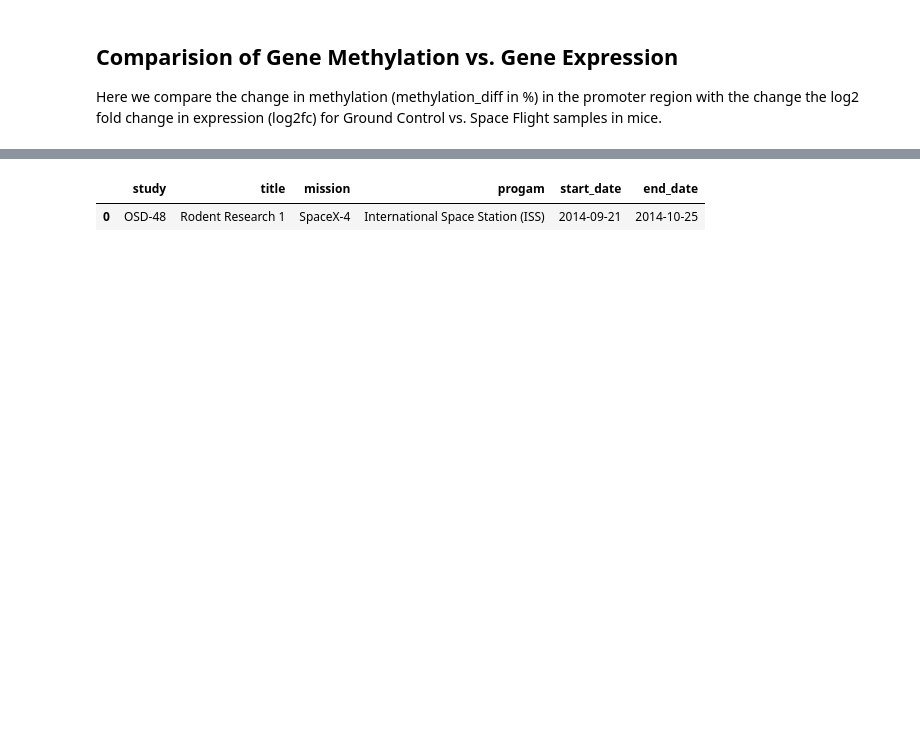
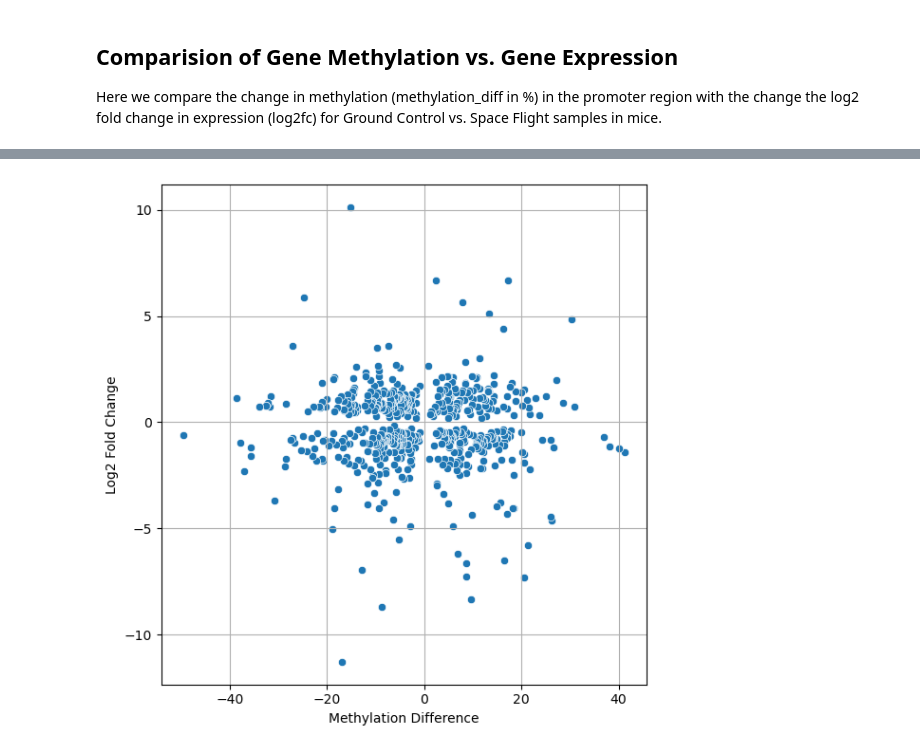
Before and after one commit to gastondana627/spoke_genelab, a Jupyter notebook: notebooks/6_query_examples.ipynb, the cells around one changed output, grey strips where cells are left out. Cells and saved outputs as stored; diff of their text form; code cells hidden in the pictures; blank space fills up the shorter version.

Commit message:
added correlation plot

```diff
--- a/notebooks/6_query_examples.ipynb
+++ b/notebooks/6_query_examples.ipynb
@@ -91,7 +93,8 @@ RETURN m1.methylation_diff AS methylation_diff, m2.log2fc AS log2fc,
        s1.identifier AS study
 ORDER BY methylation_diff DESC;
 """
-graph.run(query).to_data_frame()
+comparison = graph.run(query).to_data_frame()
+comparison.head()
 # %% [output]
 |  | methylation_diff | log2fc | gene | organism | anatomy | factors_11 | factors_12 | factors_21 | factors_22 | ... |
 | 0 | 41.196193 | -1.428872 | abhydrolase domain containing 2 | Mus musculus | liver | [Ground Control, Carcass] | [Space Flight, Upon euthanasia] | [Ground Control, Carcass] | [Space Flight, Upon euthanasia] | ... |
@@ -109,3 +105,14 @@ graph.run(query).to_data_frame()
+# %%
+# There isn't any correlation between the methylation difference and the log2 fold change!
+plt.figure(figsize=(6, 6))
+sns.scatterplot(data=comparison, x='methylation_diff', y='log2fc')
+plt.xlabel('Methylation Difference')
+plt.ylabel('Log2 Fold Change')
+plt.grid(True)
+plt.tight_layout()
+plt.show()
+# %% [output]
+[figure, added]
 # %%
 # Get some metadata about study OSD-48.
 study = "OSD-48"
@@ -117,6 +124,3 @@ RETURN s.identifier AS study, s.project_title AS title, m.name AS mission,
        m.flight_program AS progam, m.start_date AS start_date, m.end_date AS end_date;
 """
 graph.run(query, study=study).to_data_frame()
-# %% [output]
-|  | study | title | mission | progam | start_date | end_date |
-| 0 | OSD-48 | Rodent Research 1 | SpaceX-4 | International Space Station (ISS) | 2014-09-21 | 2014-10-25 |
```
Also changed, not shown: parts of 3 cells of this notebook.
